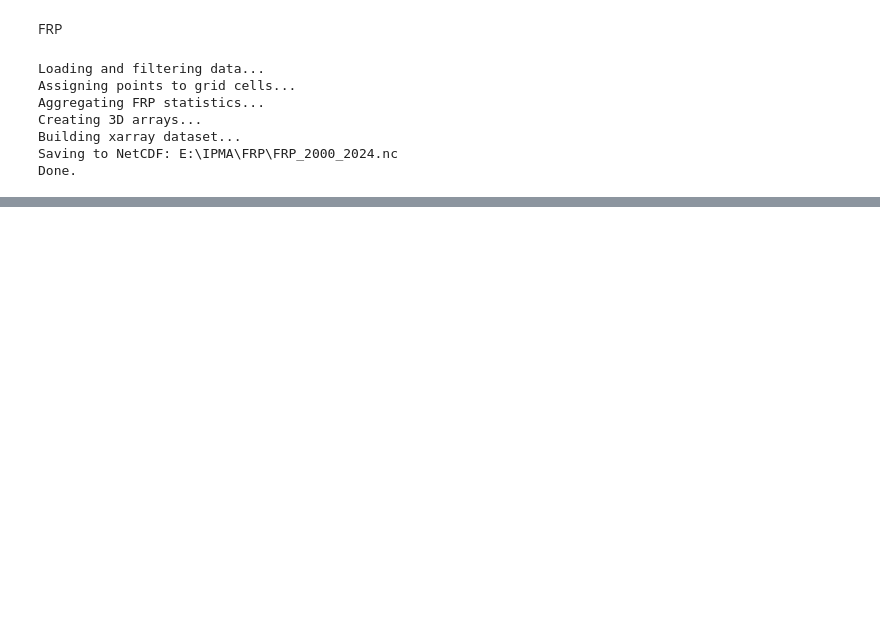
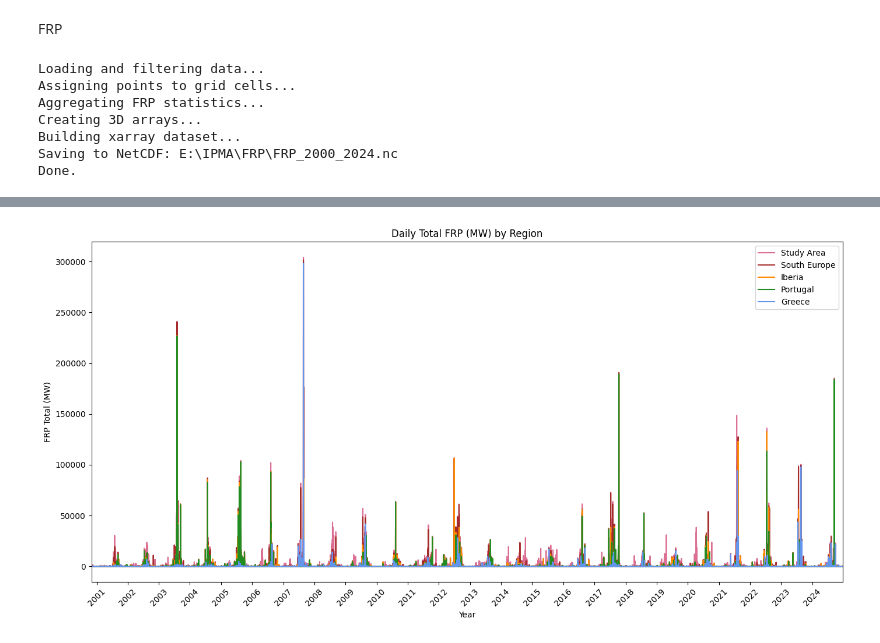
Before and after one commit to Sofs27/Thesis, a Jupyter notebook: Code/Wildfire.ipynb, the cells around one changed output, grey strips where cells are left out. Cells and saved outputs as stored; diff of their text form; code cells hidden in the pictures; blank space fills up the shorter version.

```diff
--- a/Code/Wildfire.ipynb
+++ b/Code/Wildfire.ipynb
@@ -295,3 +123,70 @@ plt.show()
+# %%
+# Time series for daily sum of FRP over defined regions
+
+import xarray as xr
+import matplotlib.pyplot as plt
+import pandas as pd
+import numpy as np
+import matplotlib.dates as mdates
+
+# Load the NetCDF file
+file_path = r"E:\IPMA\FRP\FRP_2000_2024.nc"
+ds = xr.open_dataset(file_path)
+
+# Define regions: (lat_min, lat_max, lon_min, lon_max, color)
+regions = {
+    "Study Area": (34, 66, -12, 36, "palevioletred"),
+    "Iberia": (35, 45, -10, 5, "darkorange"),
+    "Portugal": (36, 43, -10, -6, "forestgreen"),
+    "Greece": (34, 42, 19, 29, "cornflowerblue"),
+    "South Europe": (34, 45, -10, 29, "brown"),
+}
+
+# Access the daily sum FRP variable
+frp_sum = ds["FRP_sum"]
+
+# Dictionary to store time series for each region
+region_series = {}
+
+for name, (lat_min, lat_max, lon_min, lon_max, color) in regions.items():
+    # Subset the region
+    subset = frp_sum.sel(latitude=slice(lat_min, lat_max), longitude=slice(lon_min, lon_max))
+
+    # Calculate daily regional total (sum over lat/lon)
+    daily_total = subset.sum(dim=["latitude", "longitude"], skipna=True)
+
+    # Convert to pandas Series
+    region_series[name] = pd.Series(daily_total.values, index=pd.to_datetime(daily_total["time"].values))
+
+# Plotting
+# Define the order you want to plot regions in
+plot_order = ["Study Area", "South Europe", "Iberia", "Portugal", "Greece"]
+
+plt.figure(figsize=(14, 7))
+
+for name in plot_order:
+    series = region_series[name]
+    plt.plot(series.index, series, label=name, color=regions[name][4])
+
+plt.title("Daily Total FRP (MW) by Region")
+plt.xlabel("Year")
+plt.ylabel("FRP Total (MW)")
+plt.legend()
+
+# Set x-axis limits based on all data
+all_dates = pd.concat(region_series.values()).index
+plt.xlim(all_dates.min(), all_dates.max())
+
+# Format x-axis yearly
+ax = plt.gca()
+ax.xaxis.set_major_locator(mdates.YearLocator(1))
+ax.xaxis.set_major_formatter(mdates.DateFormatter('%Y'))
+plt.xticks(rotation=45)
+
+plt.tight_layout()
+plt.show()
+# %% [output]
+[figure, added]
 # %%
 #Boxplot variability by month for every year
 
```
Also changed, not shown: parts of 5 cells of this notebook, 9 other files.
